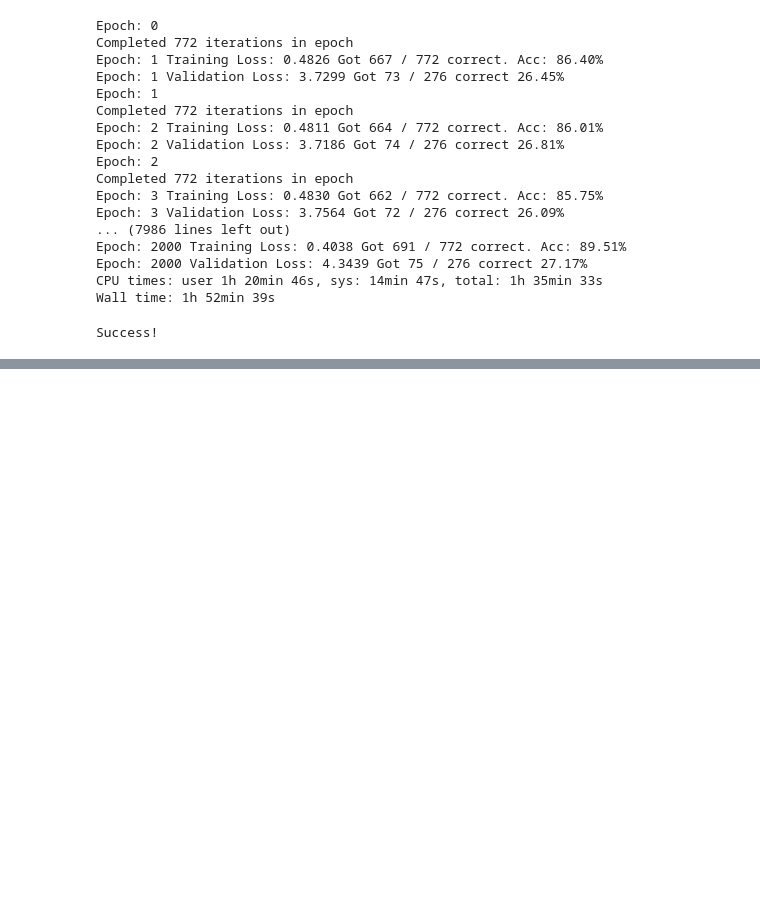
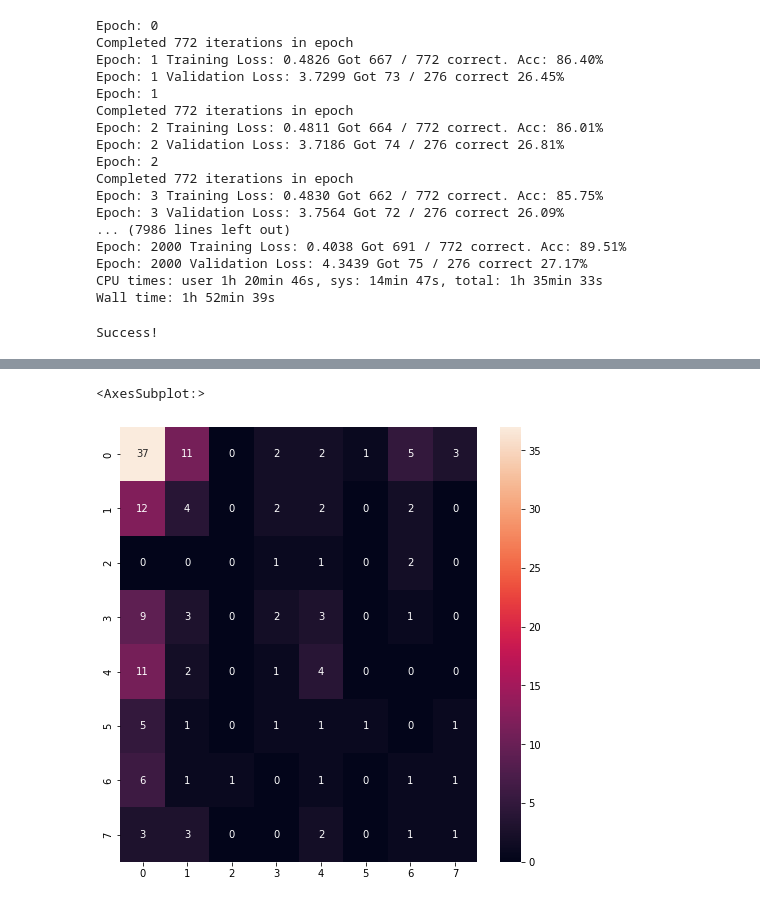
Before and after one commit to vrishk/cs230, a Jupyter notebook: baseline/triplenet_baseline_pytorch.ipynb, the cells around one changed output, grey strips where cells are left out. Drawn from its saved outputs; the diff is of its cells as text; code cells hidden in the pictures; blank space fills up the shorter version.

Commit message:
Add evaluation code (confusion matrices, top-1/top-3 test accuracy

```diff
--- a/baseline/triplenet_baseline_pytorch.ipynb
+++ b/baseline/triplenet_baseline_pytorch.ipynb
@@ -41,9 +44,9 @@ Cuda device count: 1
 # %% [markdown]
 ## Create Datasets
 # %%
-PATH_TO_TRAIN = "/deep/group/aihc-bootcamp-fall2021/lymphoma/processed/data_splits/transcription_splits/triplenet_features/triplenet_train_features.hdf5"
-PATH_TO_VAL = "/deep/group/aihc-bootcamp-fall2021/lymphoma/processed/data_splits/transcription_splits/triplenet_features/triplenet_val_features.hdf5"
-PATH_TO_TEST = "/deep/group/aihc-bootcamp-fall2021/lymphoma/processed/data_splits/transcription_splits/triplenet_features/triplenet_test_features.hdf5"
+PATH_TO_TRAIN = "/deep/group/aihc-bootcamp-fall2021/lymphoma/processed/data_splits/custom_splits/triplenet_features/triplenet_train_features.hdf5"
+PATH_TO_VAL = "/deep/group/aihc-bootcamp-fall2021/lymphoma/processed/data_splits/custom_splits/triplenet_features/triplenet_val_features.hdf5"
+PATH_TO_TEST = "/deep/group/aihc-bootcamp-fall2021/lymphoma/processed/data_splits/custom_splits/triplenet_features/triplenet_test_features.hdf5"
 # %%
 class HDF5Dataset(Dataset):
 
@@ -252,0 +258,3 @@ Success!
+# %%
+model = torch.load("/sailhome/vivek96/aihc-fall-21-lymphoma/baseline/model_checkpoints/triplenet_finetune_epochs_7000.dat")
+model = gpu(model)
@@ -252,0 +304,19 @@ Success!
+# %%
+# Store y_pred and y_test on the test set for evaluation.
+
+y_pred = []
+y_test = []
+with torch.no_grad():
+    model.eval()
+    for x, y in test_dataloader:
+        x, y = gpu(x.squeeze(dim=0)), gpu(y)
+        scores = model(x)
+        aggregated_scores = torch.max(scores, 0, keepdim=True)[0]
+        _, predicted = torch.max(aggregated_scores, 1)
+        y_pred.extend(predicted.cpu().numpy().tolist())
+        y_test.extend(y.cpu().numpy().tolist())
+# %%
+cnf_matrix = confusion_matrix(y_test, y_pred)
+print('Confusion Matrix\n')
+print(cnf_matrix)
+print(cnf_matrix[0][0], sum(cnf_matrix[0]))
@@ -252,0 +335,10 @@ Success!
+# %%
+num_classes = 8
+array = cnf_matrix.tolist()
+df_cm = pd.DataFrame(array, index = [i for i in range(8)],
+                  columns = [i for i in range(8)])
+plt.figure(figsize = (8,8))
+sns.heatmap(df_cm, annot=True)
+# %% [output]
+<AxesSubplot:>
+[figure, added]
```
Also changed, not shown: parts of 9 cells of this notebook.
